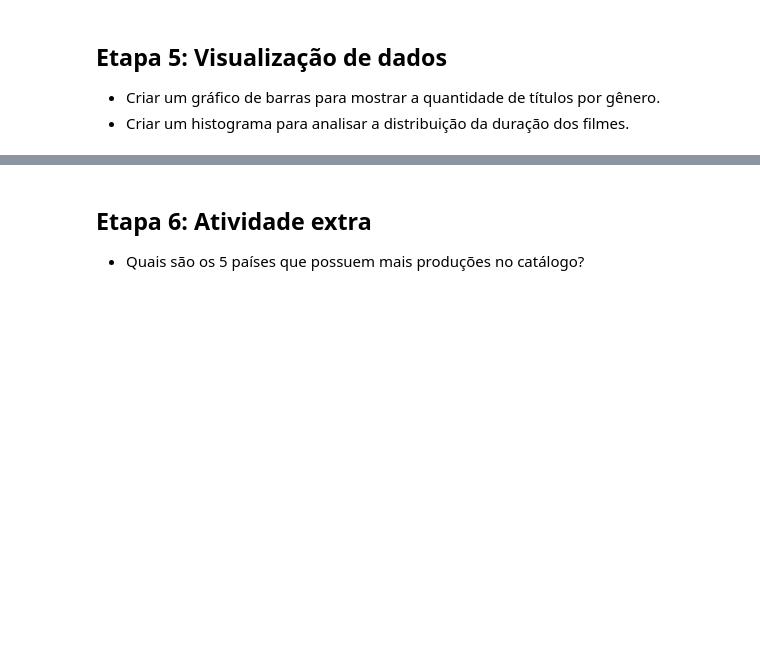
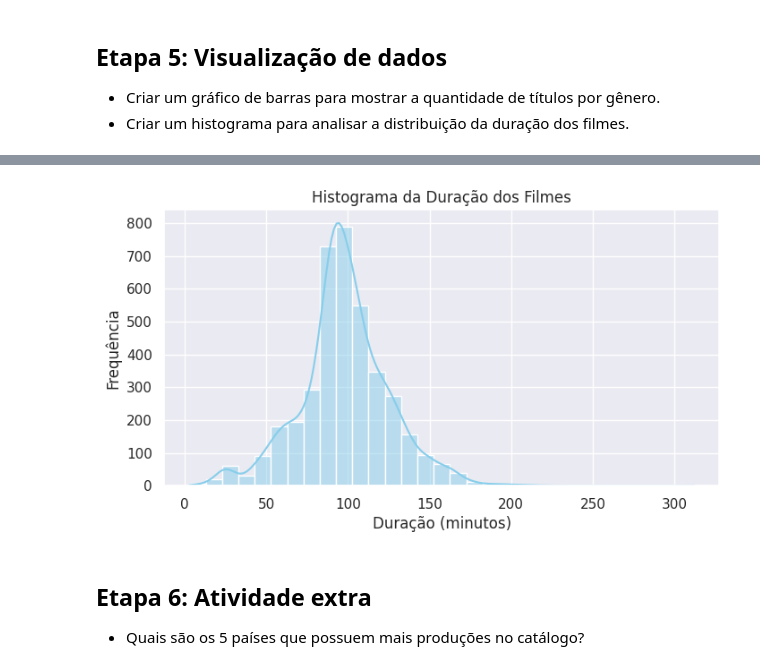
Before and after one commit to devLarissaRodrigues/WoMakersCode-DataAnalytics-DesafiosEmSquad, a Jupyter notebook: desafio2_completo_em_squad.ipynb, the cells around one changed output, grey strips where cells are left out. Cells and saved outputs as stored; diff of their text form; code cells hidden in the pictures; blank space fills up the shorter version.

```diff
--- a/desafio2_completo_em_squad.ipynb
+++ b/desafio2_completo_em_squad.ipynb
@@ -156,3 +156,26 @@ plt.show()
+# %%
+# Hitograma
+
+import seaborn as sns
+
+plt.rcParams['figure.figsize'] = (8, 4)  #definindo o tamanho da figura através do dicionário global do Matplotlib
+sns.set_theme() # configurando o tema visual dos gráficos gerados pelo Seaborn
+
+# filtrando dataframe com type = movie
+movies_df = df[df['type'] == 'Movie'].copy()
+
+# Converter a coluna 'duration' para numérica (se estiver em formato de string)
+movies_df['duration'] = movies_df['duration'].str.extract('(\d+)').astype(float)
+
+# Criar o histograma
+plt.figure()
+sns.histplot(data=movies_df, x='duration', kde=True, binwidth=10, color='skyblue')
+plt.title('Histograma da Duração dos Filmes')
+plt.xlabel('Duração (minutos)')
+plt.ylabel('Frequência')
+plt.show()
+# %% [output]
+[figure, added]
 # %% [markdown]
 ## Etapa 6: Atividade extra
 
```
Also changed, not shown: parts of 1 cell of this notebook.
